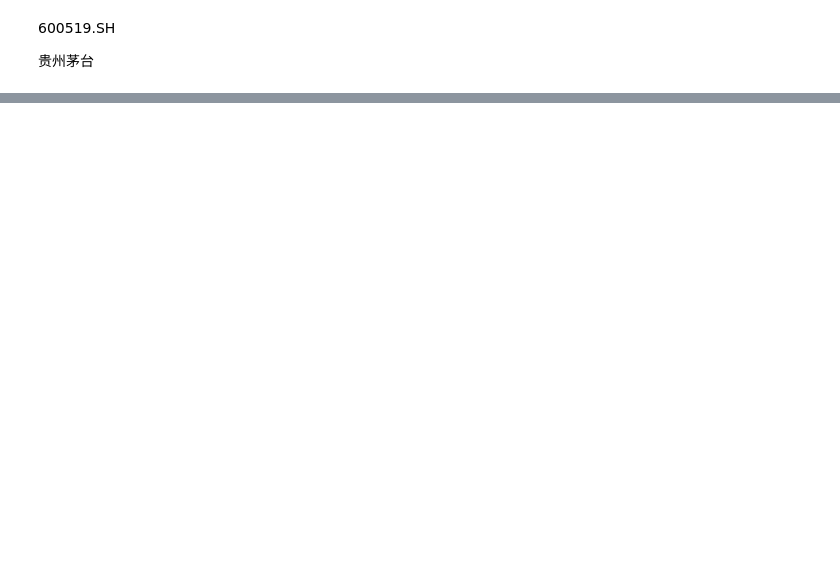
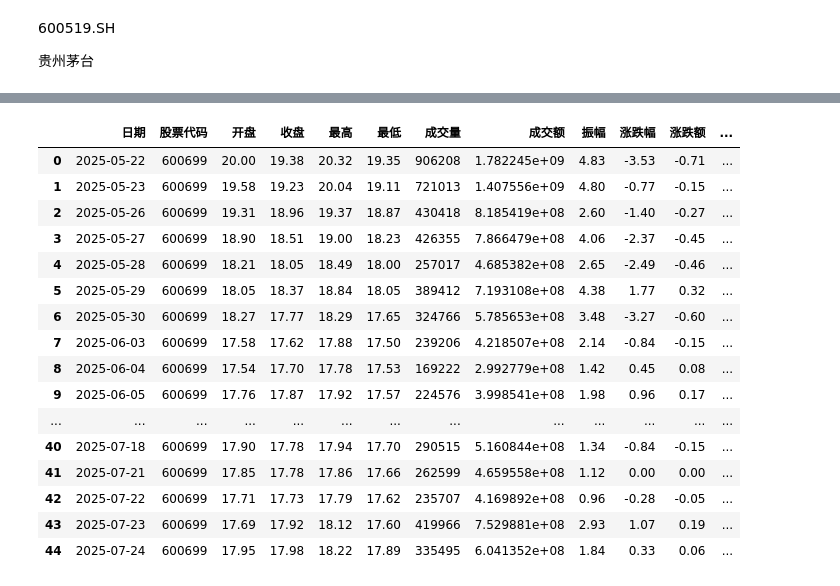
Before and after one commit to wzh-prog/fightMoney, a Jupyter notebook: stock/test.ipynb, the cells around one changed output, grey strips where cells are left out. Drawn from its saved outputs; the diff is of its cells as text; code cells hidden in the pictures; blank space fills up the shorter version.

```diff
--- a/stock/test.ipynb
+++ b/stock/test.ipynb
@@ -67,0 +149,24 @@ xm
+# %%
+import akshare as ak
+
+stock_zh_a_hist_df, a1 = ak.stock_zh_a_hist(symbol="600699", period="daily", start_date="20250522", end_date='20250724', adjust="")
+# %%
+stock_zh_a_hist_df
+# %% [output]
+|  | 日期 | 股票代码 | 开盘 | 收盘 | 最高 | 最低 | 成交量 | 成交额 | 振幅 | 涨跌幅 | 涨跌额 | ... |
+| 0 | 2025-05-22 | 600699 | 20.00 | 19.38 | 20.32 | 19.35 | 906208 | 1.782245e+09 | 4.83 | -3.53 | -0.71 | ... |
+| 1 | 2025-05-23 | 600699 | 19.58 | 19.23 | 20.04 | 19.11 | 721013 | 1.407556e+09 | 4.80 | -0.77 | -0.15 | ... |
+| 2 | 2025-05-26 | 600699 | 19.31 | 18.96 | 19.37 | 18.87 | 430418 | 8.185419e+08 | 2.60 | -1.40 | -0.27 | ... |
+| 3 | 2025-05-27 | 600699 | 18.90 | 18.51 | 19.00 | 18.23 | 426355 | 7.866479e+08 | 4.06 | -2.37 | -0.45 | ... |
+| 4 | 2025-05-28 | 600699 | 18.21 | 18.05 | 18.49 | 18.00 | 257017 | 4.685382e+08 | 2.65 | -2.49 | -0.46 | ... |
+| 5 | 2025-05-29 | 600699 | 18.05 | 18.37 | 18.84 | 18.05 | 389412 | 7.193108e+08 | 4.38 | 1.77 | 0.32 | ... |
+| 6 | 2025-05-30 | 600699 | 18.27 | 17.77 | 18.29 | 17.65 | 324766 | 5.785653e+08 | 3.48 | -3.27 | -0.60 | ... |
+| 7 | 2025-06-03 | 600699 | 17.58 | 17.62 | 17.88 | 17.50 | 239206 | 4.218507e+08 | 2.14 | -0.84 | -0.15 | ... |
+| 8 | 2025-06-04 | 600699 | 17.54 | 17.70 | 17.78 | 17.53 | 169222 | 2.992779e+08 | 1.42 | 0.45 | 0.08 | ... |
+| 9 | 2025-06-05 | 600699 | 17.76 | 17.87 | 17.92 | 17.57 | 224576 | 3.998541e+08 | 1.98 | 0.96 | 0.17 | ... |
+| ... | ... | ... | ... | ... | ... | ... | ... | ... | ... | ... | ... | ... |
+| 40 | 2025-07-18 | 600699 | 17.90 | 17.78 | 17.94 | 17.70 | 290515 | 5.160844e+08 | 1.34 | -0.84 | -0.15 | ... |
+| 41 | 2025-07-21 | 600699 | 17.85 | 17.78 | 17.86 | 17.66 | 262599 | 4.659558e+08 | 1.12 | 0.00 | 0.00 | ... |
+| 42 | 2025-07-22 | 600699 | 17.71 | 17.73 | 17.79 | 17.62 | 235707 | 4.169892e+08 | 0.96 | -0.28 | -0.05 | ... |
+| 43 | 2025-07-23 | 600699 | 17.69 | 17.92 | 18.12 | 17.60 | 419966 | 7.529881e+08 | 2.93 | 1.07 | 0.19 | ... |
+| 44 | 2025-07-24 | 600699 | 17.95 | 17.98 | 18.22 | 17.89 | 335495 | 6.041352e+08 | 1.84 | 0.33 | 0.06 | ... |
```
Also changed, not shown: parts of 26 cells of this notebook, 2 other files.
